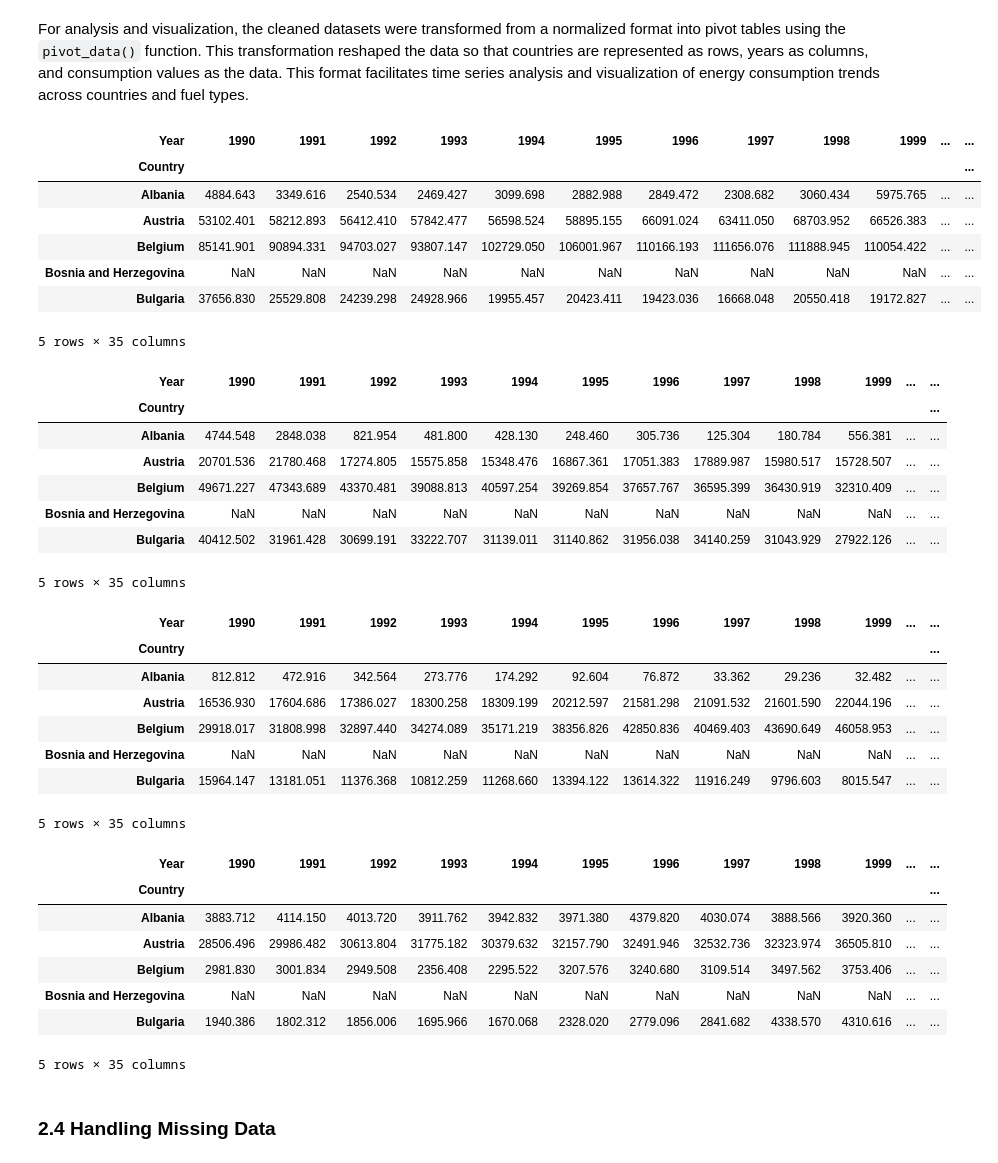
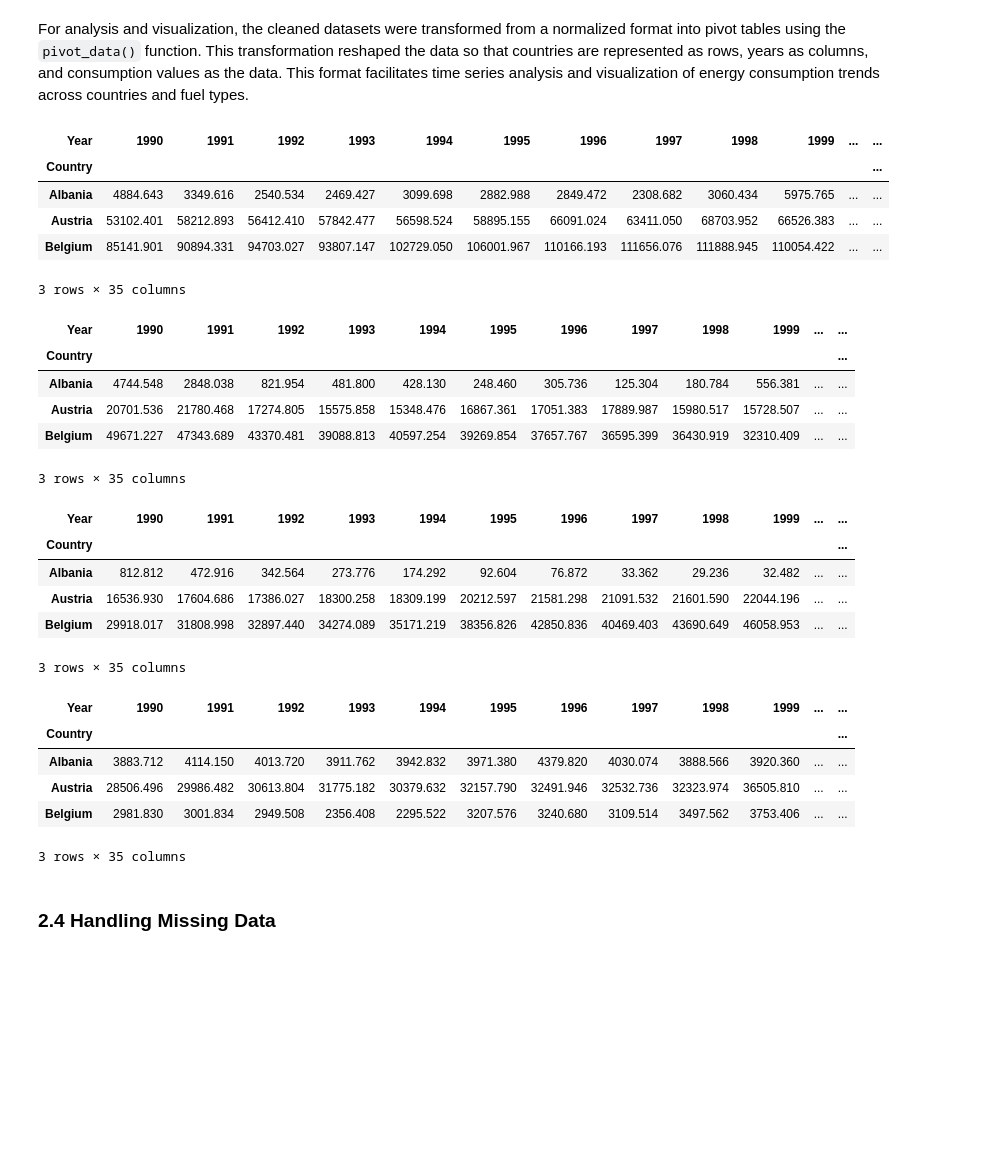
Before and after one commit to AnnaLozenko/PFDA_Project, a Jupyter notebook: eu_energy_sources_analysis.ipynb, the cells around one changed output. Cells and saved outputs as stored; diff of their text form; code cells hidden in the pictures; blank space fills up the shorter version.

```diff
--- a/eu_energy_sources_analysis.ipynb
+++ b/eu_energy_sources_analysis.ipynb
@@ -280,52 +264,44 @@ def pivot_data(df):
     return pivot_df
 # %%
 oil_petrol_pivot = pivot_data(oil_petrol_clean)
-oil_petrol_pivot.head()
+oil_petrol_pivot.head(3)
 # %% [output]
 | Year | 1990 | 1991 | 1992 | 1993 | 1994 | 1995 | 1996 | 1997 | 1998 | 1999 | ... | ... |
 | Country |  |  |  |  |  |  |  |  |  |  |  | ... |
 | Albania | 4884.643 | 3349.616 | 2540.534 | 2469.427 | 3099.698 | 2882.988 | 2849.472 | 2308.682 | 3060.434 | 5975.765 | ... | ... |
 | Austria | 53102.401 | 58212.893 | 56412.410 | 57842.477 | 56598.524 | 58895.155 | 66091.024 | 63411.050 | 68703.952 | 66526.383 | ... | ... |
 | Belgium | 85141.901 | 90894.331 | 94703.027 | 93807.147 | 102729.050 | 106001.967 | 110166.193 | 111656.076 | 111888.945 | 110054.422 | ... | ... |
-| Bosnia and Herzegovina | NaN | NaN | NaN | NaN | NaN | NaN | NaN | NaN | NaN | NaN | ... | ... |
-| Bulgaria | 37656.830 | 25529.808 | 24239.298 | 24928.966 | 19955.457 | 20423.411 | 19423.036 | 16668.048 | 20550.418 | 19172.827 | ... | ... |
-5 rows × 35 columns
+3 rows × 35 columns
 # %%
 solid_fossil_fuels_pivot =  pivot_data(solid_fossil_fuels_clean)
-solid_fossil_fuels_pivot.head()
+solid_fossil_fuels_pivot.head(3)
 # %% [output]
 | Year | 1990 | 1991 | 1992 | 1993 | 1994 | 1995 | 1996 | 1997 | 1998 | 1999 | ... | ... |
 | Country |  |  |  |  |  |  |  |  |  |  |  | ... |
 | Albania | 4744.548 | 2848.038 | 821.954 | 481.800 | 428.130 | 248.460 | 305.736 | 125.304 | 180.784 | 556.381 | ... | ... |
 | Austria | 20701.536 | 21780.468 | 17274.805 | 15575.858 | 15348.476 | 16867.361 | 17051.383 | 17889.987 | 15980.517 | 15728.507 | ... | ... |
 | Belgium | 49671.227 | 47343.689 | 43370.481 | 39088.813 | 40597.254 | 39269.854 | 37657.767 | 36595.399 | 36430.919 | 32310.409 | ... | ... |
-| Bosnia and Herzegovina | NaN | NaN | NaN | NaN | NaN | NaN | NaN | NaN | NaN | NaN | ... | ... |
-| Bulgaria | 40412.502 | 31961.428 | 30699.191 | 33222.707 | 31139.011 | 31140.862 | 31956.038 | 34140.259 | 31043.929 | 27922.126 | ... | ... |
-5 rows × 35 columns
+3 rows × 35 columns
 # %%
 natural_gas_pivot =  pivot_data(natural_gas_clean)
-natural_gas_pivot.head()
+natural_gas_pivot.head(3)
 # %% [output]
 | Year | 1990 | 1991 | 1992 | 1993 | 1994 | 1995 | 1996 | 1997 | 1998 | 1999 | ... | ... |
 | Country |  |  |  |  |  |  |  |  |  |  |  | ... |
 | Albania | 812.812 | 472.916 | 342.564 | 273.776 | 174.292 | 92.604 | 76.872 | 33.362 | 29.236 | 32.482 | ... | ... |
 | Austria | 16536.930 | 17604.686 | 17386.027 | 18300.258 | 18309.199 | 20212.597 | 21581.298 | 21091.532 | 21601.590 | 22044.196 | ... | ... |
 | Belgium | 29918.017 | 31808.998 | 32897.440 | 34274.089 | 35171.219 | 38356.826 | 42850.836 | 40469.403 | 43690.649 | 46058.953 | ... | ... |
-| Bosnia and Herzegovina | NaN | NaN | NaN | NaN | NaN | NaN | NaN | NaN | NaN | NaN | ... | ... |
-| Bulgaria | 15964.147 | 13181.051 | 11376.368 | 10812.259 | 11268.660 | 13394.122 | 13614.322 | 11916.249 | 9796.603 | 8015.547 | ... | ... |
-5 rows × 35 columns
+3 rows × 35 columns
 # %%
 renewables_pivot =  pivot_data(renewables_clean)
-renewables_pivot.head()
+renewables_pivot.head(3)
 # %% [output]
 | Year | 1990 | 1991 | 1992 | 1993 | 1994 | 1995 | 1996 | 1997 | 1998 | 1999 | ... | ... |
 | Country |  |  |  |  |  |  |  |  |  |  |  | ... |
 | Albania | 3883.712 | 4114.150 | 4013.720 | 3911.762 | 3942.832 | 3971.380 | 4379.820 | 4030.074 | 3888.566 | 3920.360 | ... | ... |
 | Austria | 28506.496 | 29986.482 | 30613.804 | 31775.182 | 30379.632 | 32157.790 | 32491.946 | 32532.736 | 32323.974 | 36505.810 | ... | ... |
 | Belgium | 2981.830 | 3001.834 | 2949.508 | 2356.408 | 2295.522 | 3207.576 | 3240.680 | 3109.514 | 3497.562 | 3753.406 | ... | ... |
-| Bosnia and Herzegovina | NaN | NaN | NaN | NaN | NaN | NaN | NaN | NaN | NaN | NaN | ... | ... |
-| Bulgaria | 1940.386 | 1802.312 | 1856.006 | 1695.966 | 1670.068 | 2328.020 | 2779.096 | 2841.682 | 4338.570 | 4310.616 | ... | ... |
-5 rows × 35 columns
+3 rows × 35 columns
 # %% [markdown]
 ### 2.4 Handling Missing Data
 # %% [markdown]
```
Also changed, not shown: parts of 28 cells of this notebook, 1 other file.
